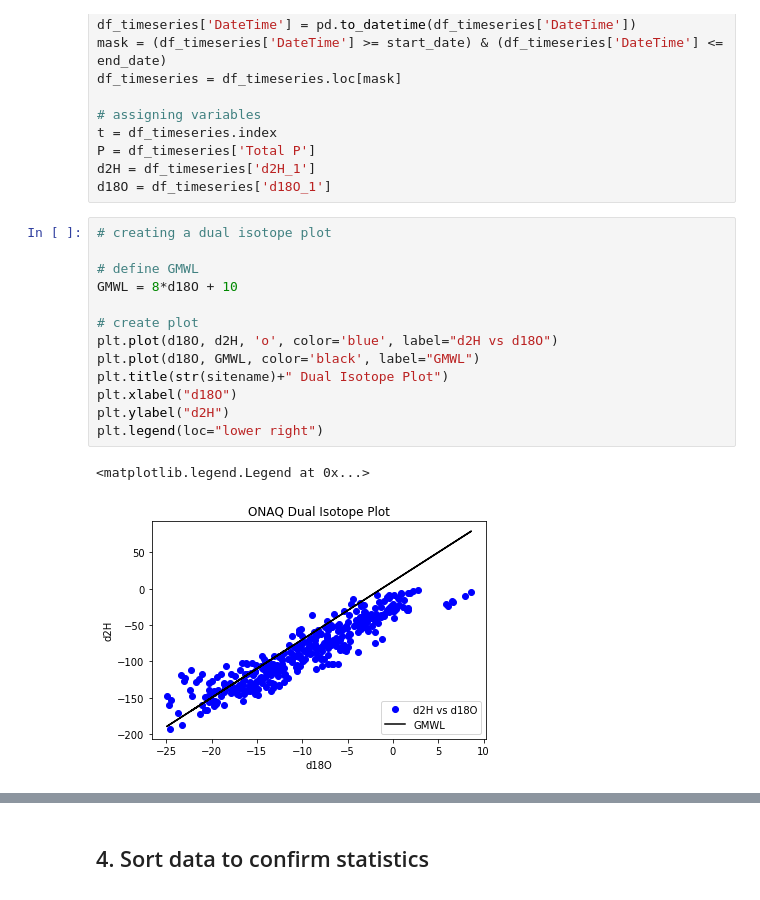
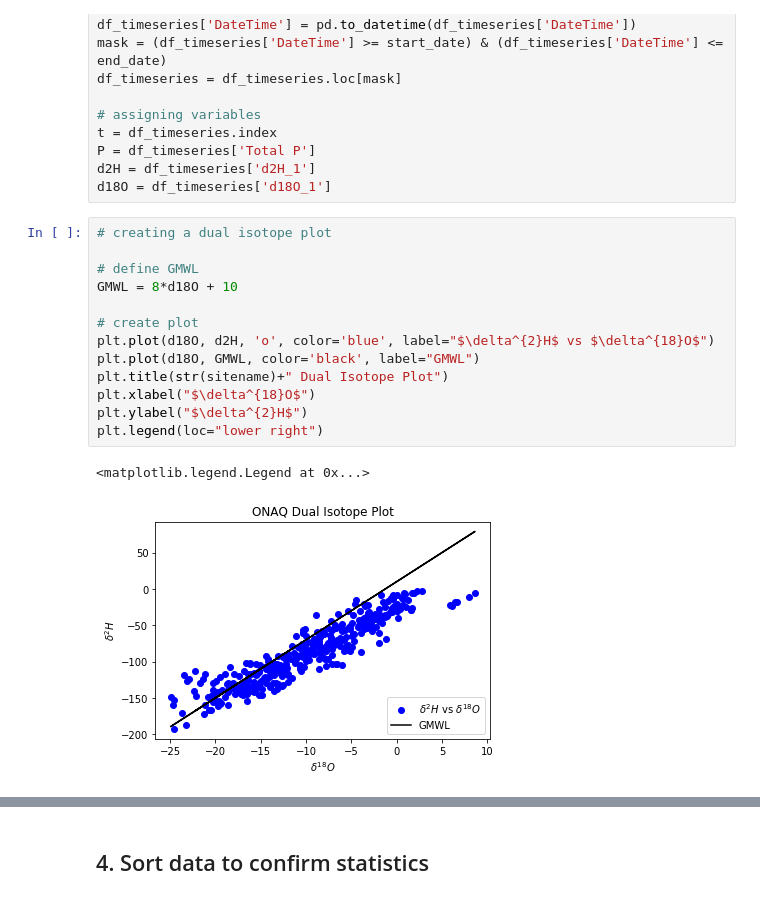
Before and after one commit to cfinkenbiner/Temporal_Downscaling_NEON_Pisotopes, a Jupyter notebook: Code_Main.ipynb, the cells around one changed output, grey strips where cells are left out. Saved outputs shown, nothing was run; the diff lists cells and outputs as text.

```diff
--- a/Code_Main.ipynb
+++ b/Code_Main.ipynb
@@ -292,19 +292,19 @@ d18O = df_timeseries['d18O_1']
 # %%
 # creating a dual isotope plot
 
 # define GMWL
 GMWL = 8*d18O + 10
 
 # create plot
-plt.plot(d18O, d2H, 'o', color='blue', label="d2H vs d18O")
+plt.plot(d18O, d2H, 'o', color='blue', label="$\delta^{2}H$ vs $\delta^{18}O$")
 plt.plot(d18O, GMWL, color='black', label="GMWL")
 plt.title(str(sitename)+" Dual Isotope Plot")
-plt.xlabel("d18O")
-plt.ylabel("d2H")
+plt.xlabel("$\delta^{18}O$")
+plt.ylabel("$\delta^{2}H$")
 plt.legend(loc="lower right")
 # %% [output]
 <matplotlib.legend.Legend at 0x...>
-[figure, old version]
+[figure, new version]
 # %%
 # creating an isotope and precipitation vs time plot
 
```
Also changed, not shown: parts of 3 cells of this notebook.
